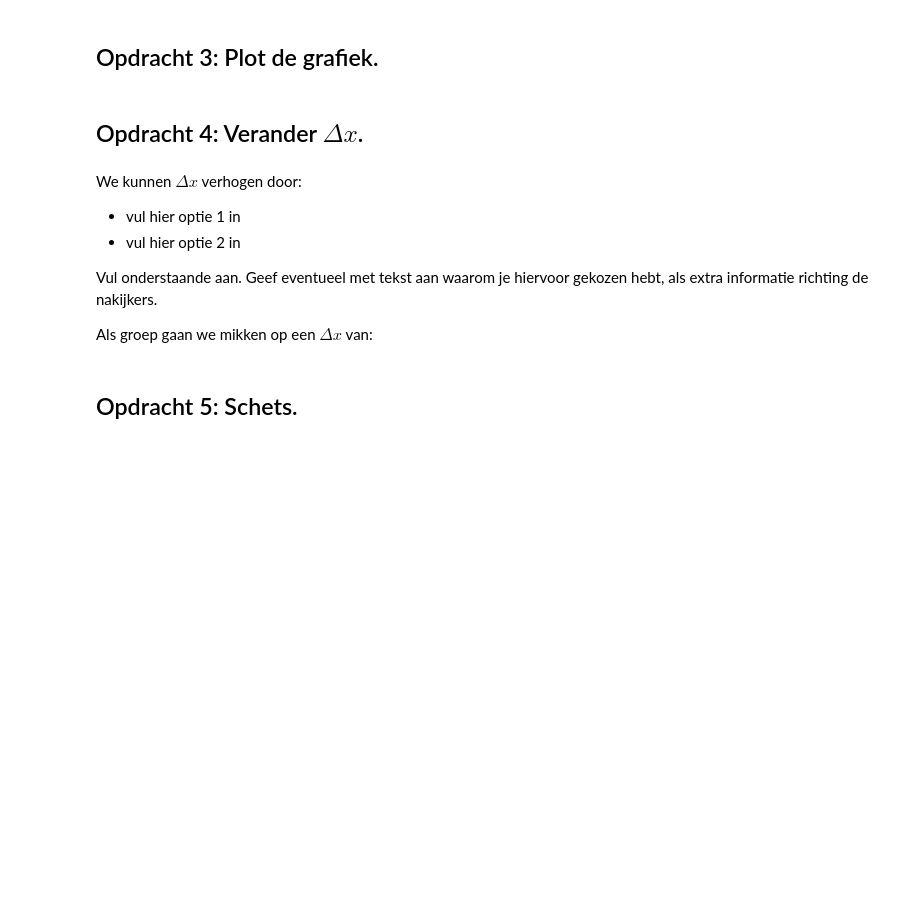
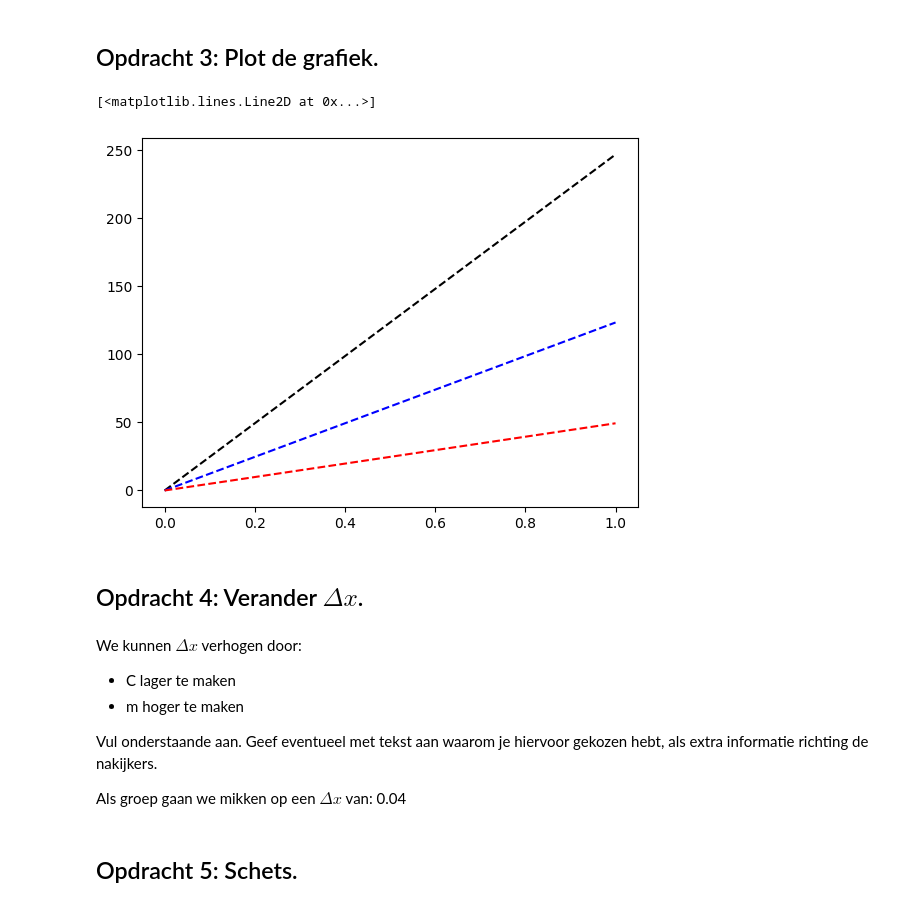
Before and after one commit to SybrenK07/opdrachten-DEF-D, a Jupyter notebook: FysiekeOntwerpopdrachten/5MaakEenOpstellingTrillingsvrij/Ontwerpopdracht5MaakEenOpstellingTrillingsvrijInvulTemplate.ipynb, the cells around one changed output. Drawn from its saved outputs; the diff is of its cells as text; code cells hidden in the pictures; blank space fills up the shorter version.

```diff
--- a/FysiekeOntwerpopdrachten/5MaakEenOpstellingTrillingsvrij/Ontwerpopdracht5MaakEenOpstellingTrillingsvrijInvulTemplate.ipynb
+++ b/FysiekeOntwerpopdrachten/5MaakEenOpstellingTrillingsvrij/Ontwerpopdracht5MaakEenOpstellingTrillingsvrijInvulTemplate.ipynb
@@ -52,17 +89,33 @@ Vul onderstaande tabel in:
 # %%
 # Voeg hier je plot in. Lees goed de opdracht wat er in de grafiek moet staan!
 # Het is ook handig om je grafiek op te slaan, doe dat door met plt.savefig().
+
+def C(m, dx):
+    return (m * g) / dx
+
+m = np.linspace(0,1,100000) # kg
+C_1 = C(m, dx)
+C_2 = C(m, 2*dx)
+C_5 = C(m, 5*dx)
+
+plt.figure()
+plt.plot(m,C_1,'k--',label="Berekende dx")
+plt.plot(m,C_2,'b--',label="Berekende dx keer 2")
+plt.plot(m,C_5,'r--',label="Berekende dx keer 5")
+# %% [output]
+[<matplotlib.lines.Line2D at 0x...>]
+[figure, added]
 # %% [markdown]
 ## Opdracht 4: Verander $\Delta x$.
 # %% [markdown]
 We kunnen $\Delta x$ verhogen door:
 
-- vul hier optie 1 in
-- vul hier optie 2 in
+- C lager te maken
+- m hoger te maken
 
 Vul onderstaande aan. Geef eventueel met tekst aan waarom je hiervoor gekozen hebt, als extra informatie richting de nakijkers.
 
-Als groep gaan we mikken op een $\Delta x$ van:
+Als groep gaan we mikken op een $\Delta x$ van: 0.04
 # %% [markdown]
 ## Opdracht 5: Schets.
 # %% [markdown]
```
Also changed, not shown: parts of 9 cells of this notebook, 6 other files.
